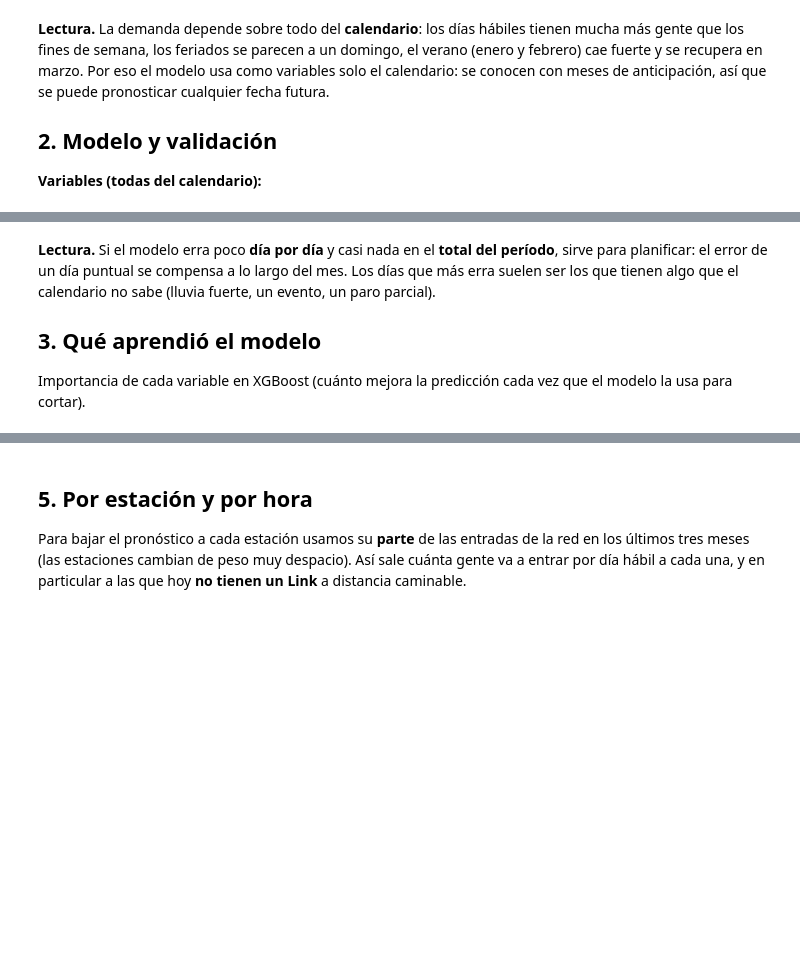
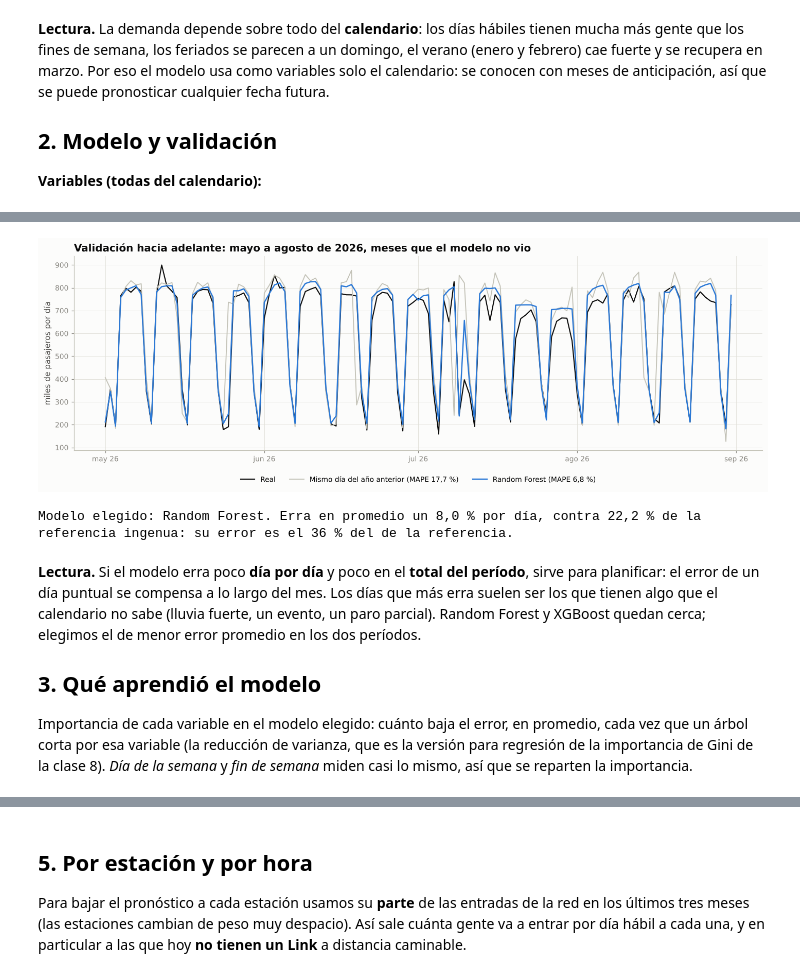
Before and after one commit to ValentinoDiaz0509/CienciaDeDatos, a Jupyter notebook: notebooks/05_pronostico_subte.ipynb, the cells around one changed output, grey strips where cells are left out. Cells and saved outputs as stored; diff of their text form; code cells hidden in the pictures; blank space fills up the shorter version.

```diff
--- a/notebooks/05_pronostico_subte.ipynb
+++ b/notebooks/05_pronostico_subte.ipynb
@@ -160,6 +253,6 @@ pd.DataFrame({"variable": pr.VARIABLES, "qué mide": [pr.NOMBRES[v] for v in pr.
 - **Métricas:** MAPE (error porcentual medio por día), MAE (pasajeros por día) y error del total del período.
 # %%
-cortes = pr.cortes_validacion(fin)
+cortes = pr.cortes_validacion(s)
 for nombre, fin_tr, fin_te in cortes:
     print(f"Prueba {nombre}: entrena hasta el {pd.Timestamp(fin_tr):%d/%m/%Y}, mide hasta el {pd.Timestamp(fin_te):%d/%m/%Y}")
 met, preds = pr.validar(s, anomalia, cortes)
@@ -169,24 +273,31 @@ met.set_index(["período de prueba", "modelo"]).round(2)
 # %%
 ultimo = cortes[-1][0]
 p = preds[preds["periodo"] == ultimo].pivot_table(index="fecha", columns="modelo", values=["real", "prediccion"])
 fig, ax = plt.subplots(figsize=(13, 4.6))
 ax.plot(p.index, p[("real", elegido)] / 1e3, color=e.TINTA, linewidth=1.4, label="Real")
 ax.plot(p.index, p[("prediccion", "Mismo día del año anterior")] / 1e3, color=e.EJE, linewidth=1.2,
         label=f"Mismo día del año anterior (MAPE {e.num_es(met.set_index(['período de prueba', 'modelo']).loc[(ultimo, 'Mismo día del año anterior'), 'MAPE (%)'], 1)} %)")
 ax.plot(p.index, p[("prediccion", elegido)] / 1e3, color=e.LINK, linewidth=1.6,
         label=f"{elegido} (MAPE {e.num_es(met.set_index(['período de prueba', 'modelo']).loc[(ultimo, elegido), 'MAPE (%)'], 1)} %)")
 ax.set(title=f"Validación hacia adelante: {ultimo}, meses que el modelo no vio", ylabel="miles de pasajeros por día")
-eje_meses(ax); ax.legend(loc="lower right"); e.ejes_es(ax, y=0); fig.tight_layout(); fig.savefig(FIG / "pron_validacion.png"); plt.show()
+eje_meses(ax); ax.legend(loc="upper center", bbox_to_anchor=(0.5, -0.1), ncol=3, frameon=False)
+e.ejes_es(ax, y=0); fig.tight_layout(); fig.savefig(FIG / "pron_validacion.png"); plt.show()
 m_el = met[met["modelo"] == elegido]["MAPE (%)"].mean()
 m_in = met[met["modelo"] == "Mismo día del año anterior"]["MAPE (%)"].mean()
 print(f"Modelo elegido: {elegido}. Erra en promedio un {e.num_es(m_el, 1)} % por día, contra {e.num_es(m_in, 1)} % de la "
-      f"referencia ingenua: reduce el error a {e.num_es(100 * m_el / m_in)} %.")
+      f"referencia ingenua: su error es el {e.num_es(100 * m_el / m_in)} % del de la referencia.")
+# %% [output]
+[figure, added]
+Modelo elegido: Random Forest. Erra en promedio un 8,0 % por día, contra 22,2 % de la referencia ingenua: su error es el 36 % del de la referencia.
 # %% [markdown]
-**Lectura.** Si el modelo erra poco **día por día** y casi nada en el **total del período**, sirve para planificar: el
+**Lectura.** Si el modelo erra poco **día por día** y poco en el **total del período**, sirve para planificar: el
 error de un día puntual se compensa a lo largo del mes. Los días que más erra suelen ser los que tienen algo que el
-calendario no sabe (lluvia fuerte, un evento, un paro parcial).
+calendario no sabe (lluvia fuerte, un evento, un paro parcial). Random Forest y XGBoost quedan cerca; elegimos el de menor
+error promedio en los dos períodos.
 
 ## 3. Qué aprendió el modelo
 
-Importancia de cada variable en XGBoost (cuánto mejora la predicción cada vez que el modelo la usa para cortar).
+Importancia de cada variable en el modelo elegido: cuánto baja el error, en promedio, cada vez que un árbol corta por esa
+variable (la reducción de varianza, que es la versión para regresión de la importancia de Gini de la clase 8). *Día de la
+semana* y *fin de semana* miden casi lo mismo, así que se reparten la importancia.
 # %%
```
Also changed, not shown: parts of 21 cells of this notebook, 27 other files.
